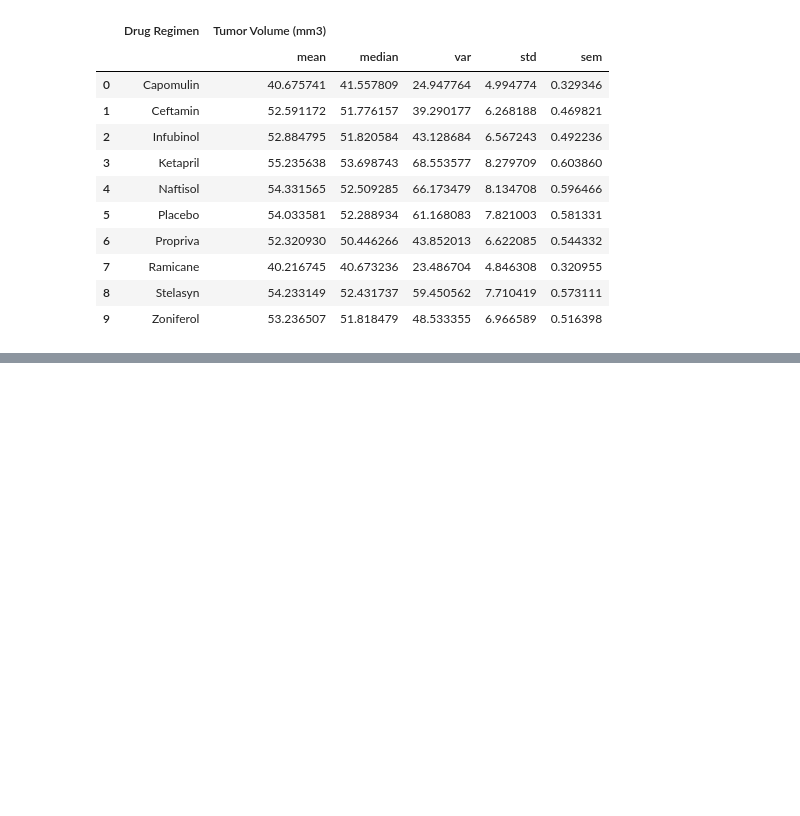
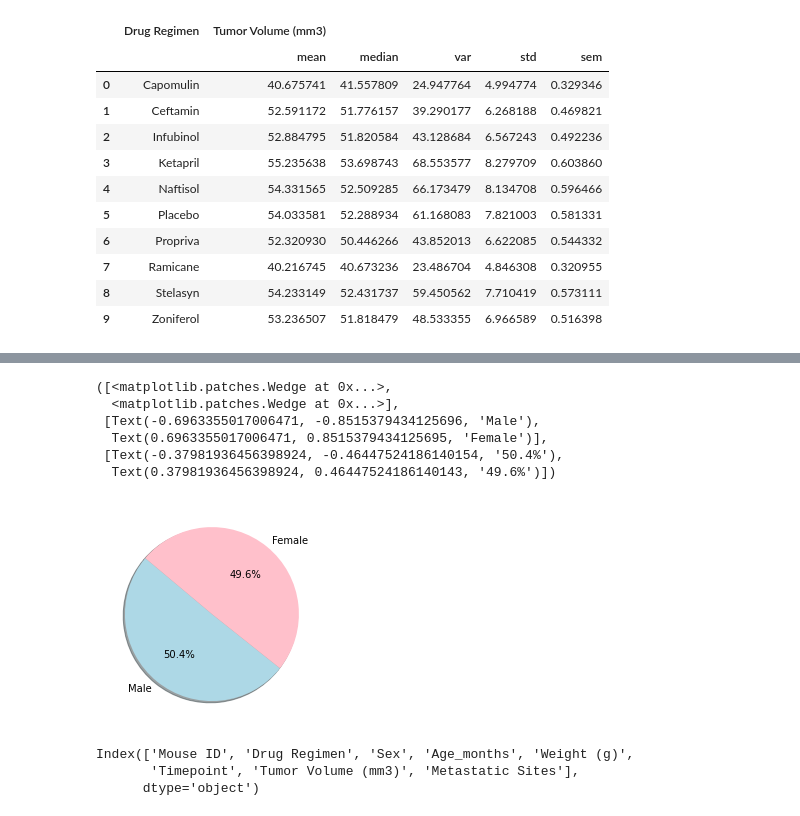
Before and after one commit to smith-ashton/matplotlib-challenge, a Jupyter notebook: Pymaceuticals/pymaceuticals_tester.ipynb, the cells around one changed output, grey strips where cells are left out. Cells and saved outputs as stored; diff of their text form; code cells hidden in the pictures; blank space fills up the shorter version.

```diff
--- a/Pymaceuticals/pymaceuticals_tester.ipynb
+++ b/Pymaceuticals/pymaceuticals_tester.ipynb
@@ -169,5 +231,41 @@ agg
+# %%
+# Generate a pie plot showing the distribution of female versus male mice using pyplot
+unique1_df = cleaned_df.drop_duplicates(subset = ["Mouse ID"], keep = "first", inplace = False)
+# did not have to drop
+genders = unique1_df["Sex"].unique()
+
+unique1_df = unique_df["Sex"]
+
+count = 0
+values = []
+
+for gender in genders:
+    for row in unique1_df:
+        if row == gender:
+            count = count + 1
+    values.append(count)
+    count = 0
+
+colors = ["lightblue","pink"]
+plt.pie(values, labels=genders, colors=colors,
+        autopct="%1.1f%%", shadow=True, startangle=140)
+# %% [output]
+([<matplotlib.patches.Wedge at 0x...>,
+  <matplotlib.patches.Wedge at 0x...>],
+ [Text(-0.6963355017006471, -0.8515379434125696, 'Male'),
+  Text(0.6963355017006471, 0.8515379434125695, 'Female')],
+ [Text(-0.37981936456398924, -0.46447524186140154, '50.4%'),
+  Text(0.37981936456398924, 0.46447524186140143, '49.6%')])
+[figure, added]
 # %%
 #QUARTILES, OUTLIERS, AND BOXPLOTS
+last_df = cleaned_df.drop_duplicates(subset = ["Mouse ID"], keep = "last", inplace = False)
+
+last_df.columns
+# %% [output]
+Index(['Mouse ID', 'Drug Regimen', 'Sex', 'Age_months', 'Weight (g)',
+       'Timepoint', 'Tumor Volume (mm3)', 'Metastatic Sites'],
+      dtype='object')
 # %%
 # Calculate the final tumor volume of each mouse across four of the treatment regimens:
 # Capomulin, Ramicane, Infubinol, and Ceftamin
```
Also changed, not shown: parts of 12 cells of this notebook, 1 other file.
